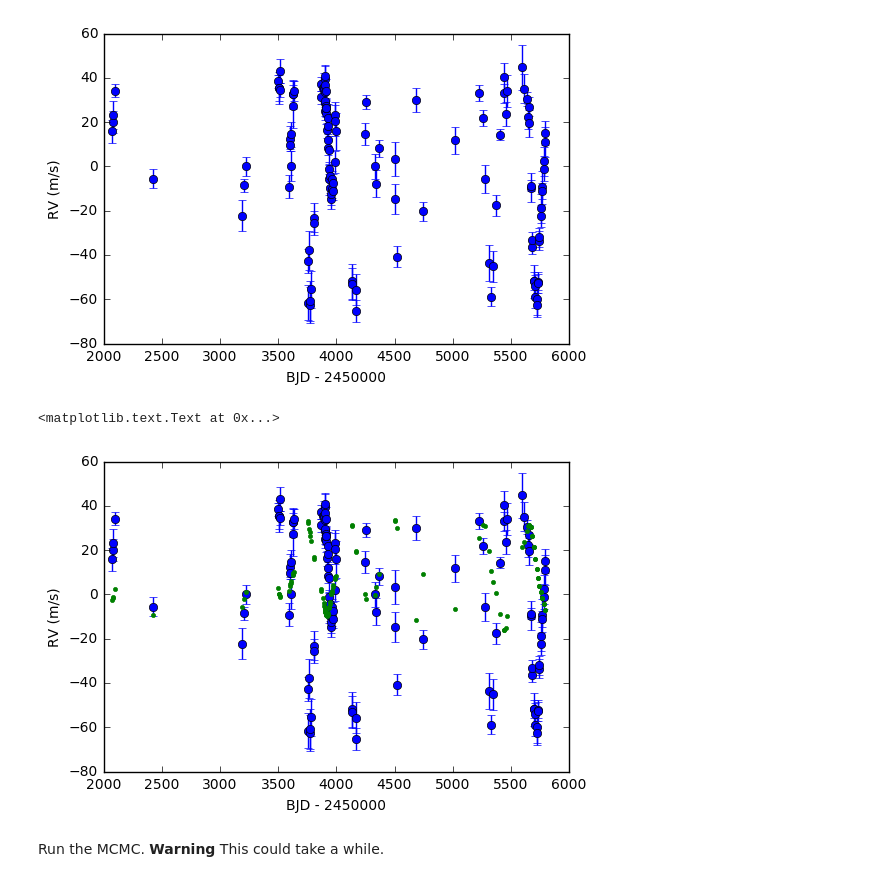
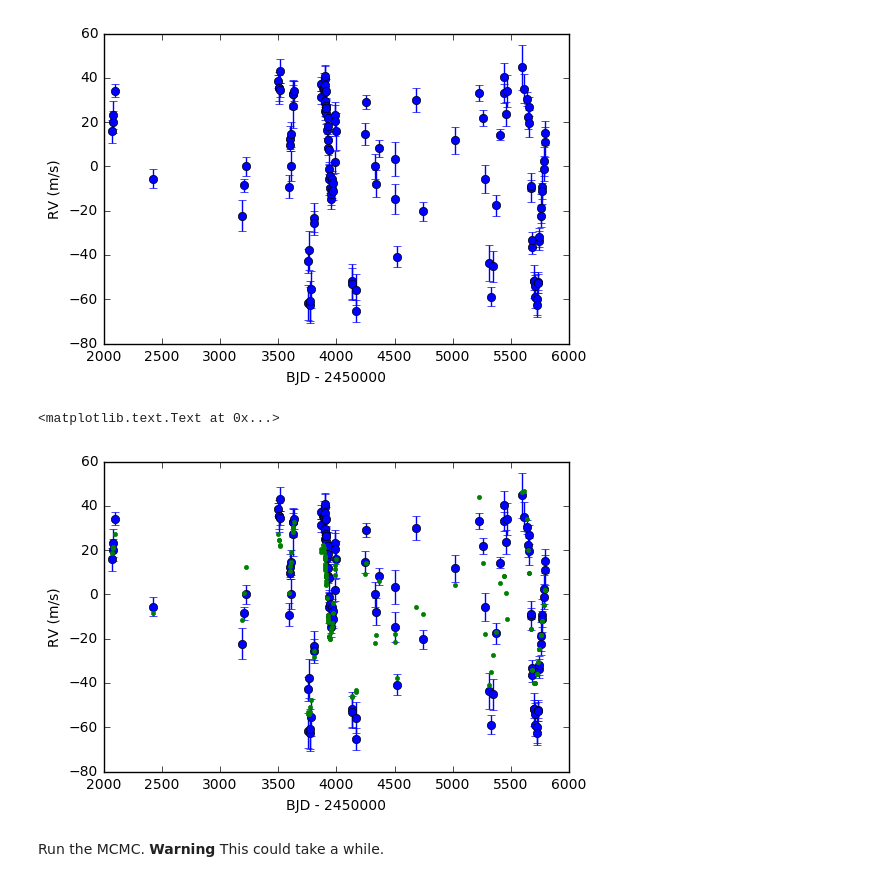
Before and after one commit to silburt/HD155358, a Jupyter notebook: HD155358.ipynb, the cells around one changed output. Cells and saved outputs as stored; diff of their text form; code cells hidden in the pictures.

```diff
--- a/HD155358.ipynb
+++ b/HD155358.ipynb
@@ -31,13 +31,13 @@ plt.ylabel("RV (m/s)")
 # %%
 #Don't want to move to COM, want to see relative to the background.
 def fit_RV(times,theta):
-    m1sini,m2sini,a1,a2,e1,e2,w1,w2,M1,M2,T1,T2,sini = theta
+    m1sini,m2sini,a1,a2,e1,e2,w1,w2,M1,M2,T1,T2,phi,sini = theta
     AUyr2ms = 29682.77                   #AU/(yr/2pi) -> m/s
-    dtoR = np.pi/180.                    #degrees to radians
-    dtoyr2pi = 2*np.pi/365.              #days to yr/2pi
-    mJ = 9.543e-4                        #Jupiter mass
+    dtoR = np.pi/180.                    #degrees -> radians
+    dtoyr2pi = 2*np.pi/365.              #days -> yr/2pi
+    mJ = 9.543e-4                        #Jupiter mass -> solar mass
 
-    K = np.empty(0)
+    v = np.empty(0)
     sim = rebound.Simulation()
     sim.integrator = "whfast"
     sim.add(m=0.92)                      #add the star
@@ -48,12 +48,17 @@ def fit_RV(times,theta):
     for t in times*dtoyr2pi:
         sim.integrate(t)
         com = sim.calculate_com()
-        vx = (sim.particles[0].vx - com.vx)*sini
-        vy = (sim.particles[0].vy - com.vy)*sini
-        vz = (sim.particles[0].vz - com.vz)*(1.-sini*sini)**0.5
-        v = AUyr2ms*np.sqrt(vx**2 + vy**2 + vz**2)
-        K = np.append(K,v)
-    return K - (K.max() - K.min())/2.
+        #vx = (sim.particles[0].vx - com.vx)*np.sin(phi)*sini
+        #vy = (sim.particles[0].vy - com.vy)*np.cos(phi)*sini
+        #vz = (sim.particles[0].vz - com.vz)*(1.-sini*sini)**0.5
+        #proj_v = AUyr2ms*vy        #need the scalar v times the unit vector (phi), that's what I'm missing.
+        vx = (sim.particles[0].vx - com.vx)
+        vy = (sim.particles[0].vy - com.vy)
+        vz = (sim.particles[0].vz - com.vz)
+        #This is what you do - do a coordinate transf from (x,y,z)->(x',y',z'), and then you want the y' component
+        vyp = (vx*np.sin(phi) + vy*np.cos(phi))*sini
+        v = np.append(v,AUyr2ms*vyp)
+    return v
 # %%
 t0 = data["BJD"].iloc[0]
 times = data["BJD"] - t0                   #in Barycentric Julian Date (days)
@@ -66,20 +71,20 @@ T1,T2 = 1224.8-t0, 5345.4-t0               #Time of periastron passage, BJD
 
 #observer angles - I dont think I need phi, since that just shifts w
 sini = 1         #inclination angle
+phi = np.pi      #viewing angle measured from arg of periapse (degrees)
 
-theta = m1sini,m2sini,a1,a2,e1,e2,w1,w2,M1,M2,T1,T2,sini
-
-K = fit_RV(times,theta)
+theta = m1sini,m2sini,a1,a2,e1,e2,w1,w2,M1,M2,T1,T2,phi,sini
+RV = fit_RV(times,theta)
 # %%
 plt.errorbar(data["BJD"],data["RV"], yerr=data["Unc"], fmt='o')
-plt.plot(data["BJD"],K, '.')
+plt.plot(data["BJD"],RV, '.')
 #times = np.linspace(data["BJD"].iloc[0],data["BJD"].iloc[-1],Np)
 #plt.plot(times,K - K.mean())
 plt.xlabel("BJD - 2450000")
 plt.ylabel("RV (m/s)")
 # %% [output]
 <matplotlib.text.Text at 0x...>
-[figure, old version]
+[figure, new version]
 # %%
 def lnlike(theta_j, times, y, yerr2):
     theta, jitter2 = theta_j[:-1], theta_j[-1]
```
Also changed, not shown: parts of 2 cells of this notebook.
